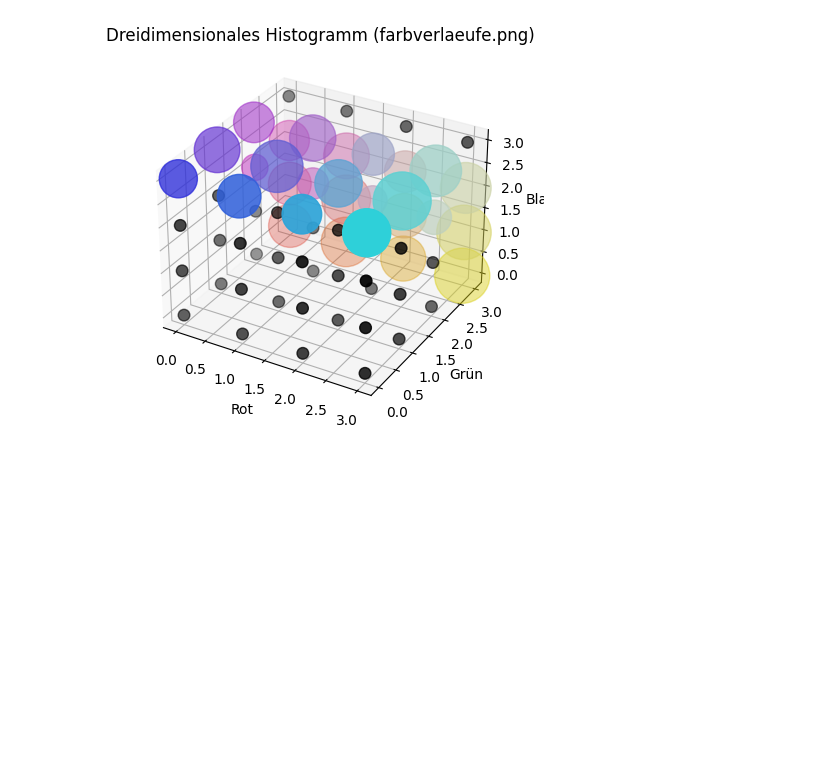
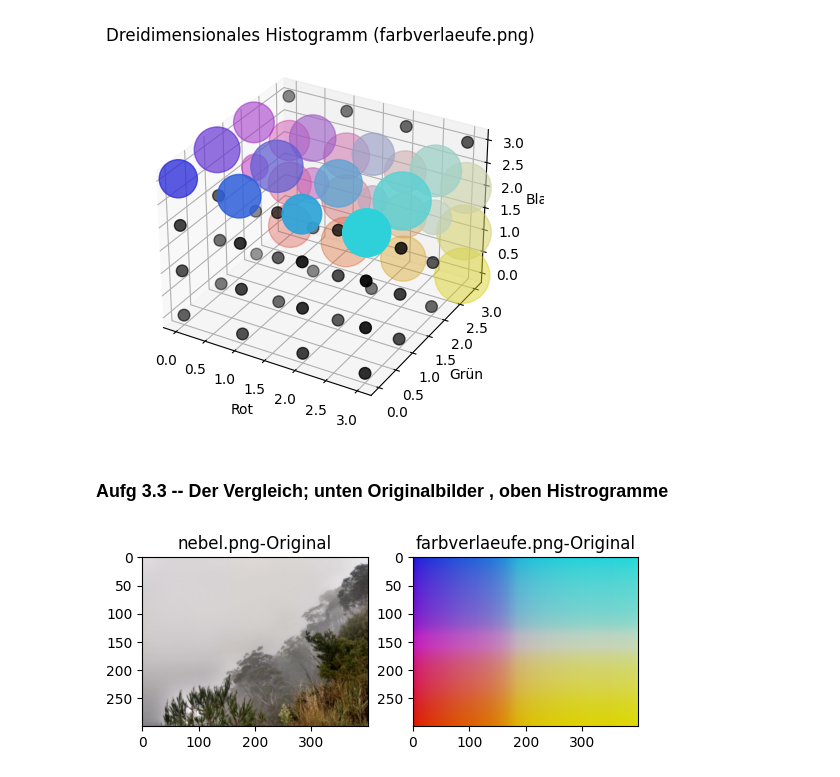
Before and after one commit to Mynna/bv23-wk04, a Jupyter notebook: Blatt06_Aufg03.ipynb, the cells around one changed output. Cells and saved outputs as stored; diff of their text form; code cells hidden in the pictures; blank space fills up the shorter version.

```diff
--- a/Blatt06_Aufg03.ipynb
+++ b/Blatt06_Aufg03.ipynb
@@ -236,3 +236,25 @@ plt.show()
 # %% [output]
 [figure]
 [figure]
+# %% [markdown]
+### Aufg 3.3 -- Der Vergleich; unten Originalbilder , oben Histrogramme
+# %%
+
+# Laden der Bilder
+image1 = imread('./bilder-Wk06/nebel.png')
+image2 = imread('./bilder-Wk06/farbverlaeufe.png')
+
+
+fig, axes = plt.subplots(1, 2)
+
+axes[0].imshow(image1)
+axes[0].set_title('nebel.png-Original')
+
+
+axes[1].imshow(image2)
+axes[1].set_title('farbverlaeufe.png-Original')
+
+
+plt.show()
+# %% [output]
+[figure, added]
```
